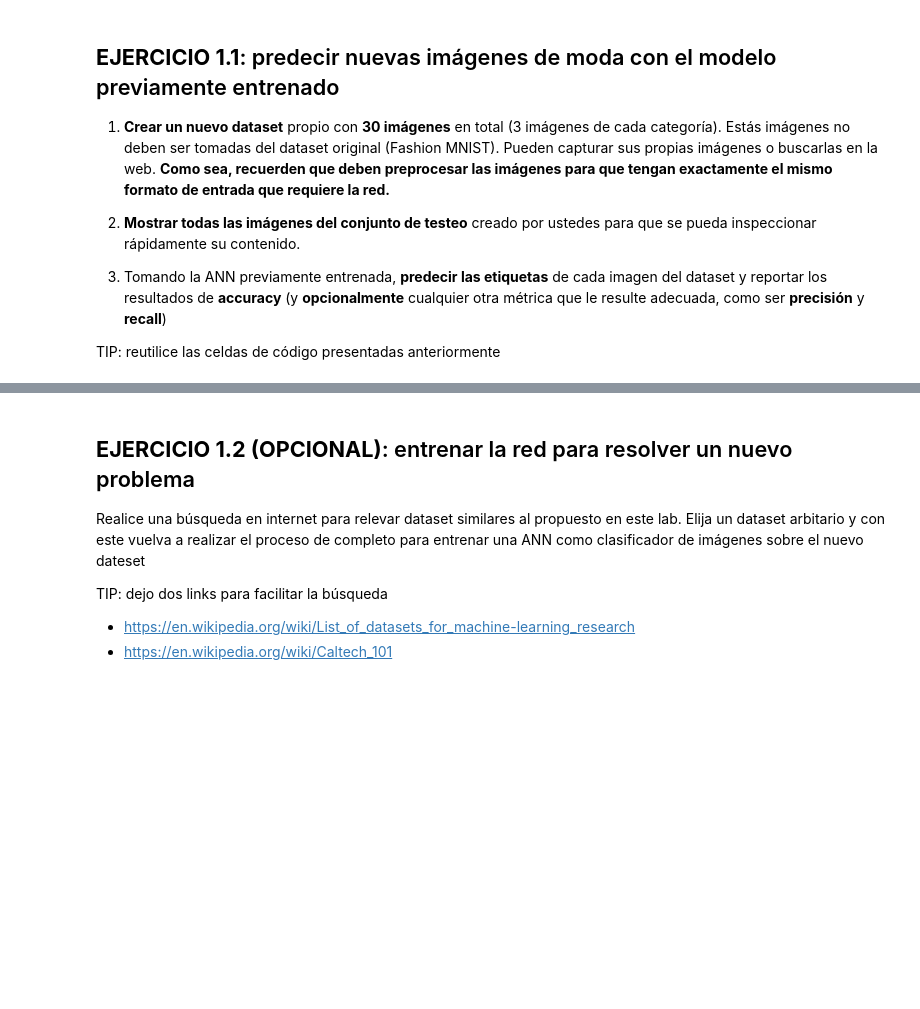
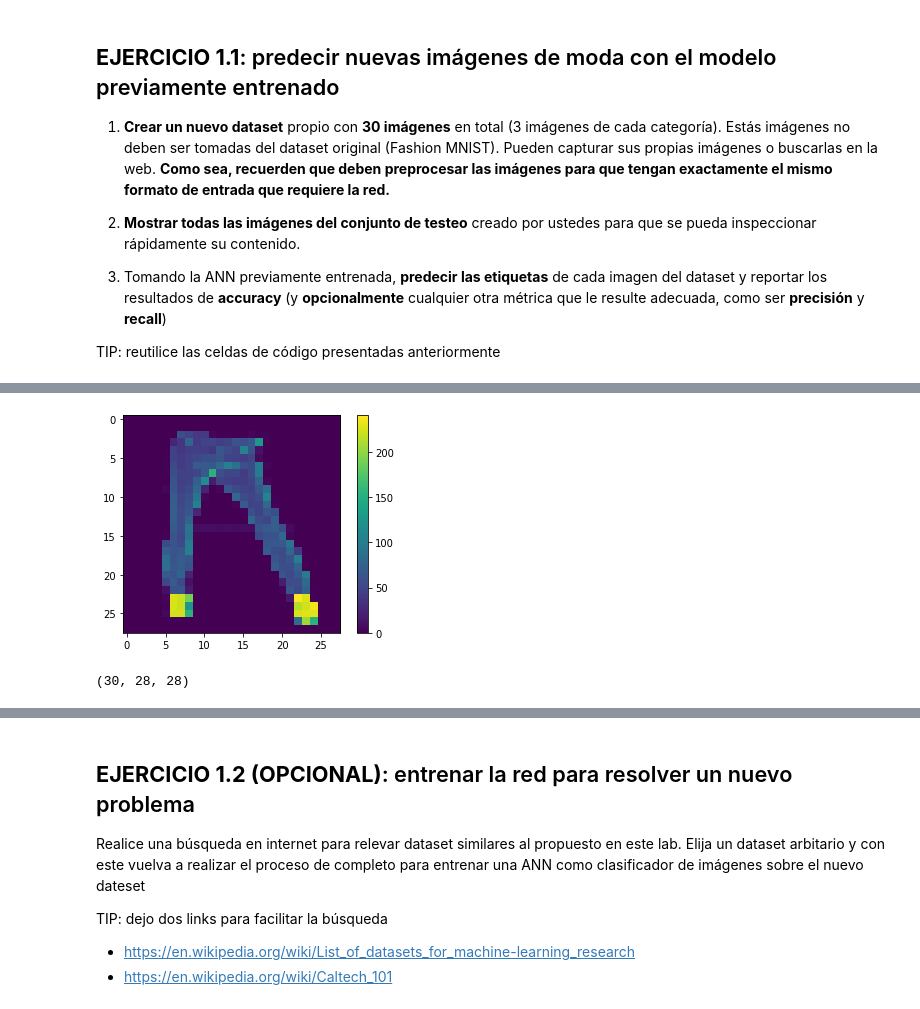
Before and after one commit to SebastianOrmaechea/Computer-Vision, a Jupyter notebook: Lab_1_Intro_ANN_SebaOrmaechea.ipynb, the cells around one changed output, grey strips where cells are left out. Drawn from its saved outputs; the diff is of its cells as text; code cells hidden in the pictures; blank space fills up the shorter version.

```diff
--- a/Lab_1_Intro_ANN_SebaOrmaechea.ipynb
+++ b/Lab_1_Intro_ANN_SebaOrmaechea.ipynb
@@ -447,0 +574,19 @@ TIP: reutilice las celdas de código presentadas anteriormente
+# %%
+ruta="/content/dataset_test_lab1"
+D_imagenes=[]
+for img in os.listdir(ruta):
+  try:
+    img=cv2.imread(os.path.join(ruta,img))
+    img=cv2.cvtColor(img,cv2.COLOR_BGR2GRAY) # Esto es para pasarlo de RGB a escala de grises
+    img=cv2.resize(img,(28,28)) # Esto es para cambiar el shape original de las imagenes a un shape uniforme para todas las imag
+    img=cv2.bitwise_not(img) # Esto es para invertir el fondo blanco y colocarlo como negro
+    D_imagenes.append([img])
+  except: continue
+# %%
+plt.figure()
+plt.imshow(np.squeeze(D_imagenes[3]))
+plt.colorbar()
+plt.grid(False)
+plt.show()
+# %% [output]
+[figure, added]
@@ -447,0 +595,5 @@ TIP: reutilice las celdas de código presentadas anteriormente
+# %%
+d_imag = np.reshape(d_imag, (30,28,28))
+d_imag.shape
+# %% [output]
+(30, 28, 28)
```
Also changed, not shown: parts of 36 cells of this notebook.
